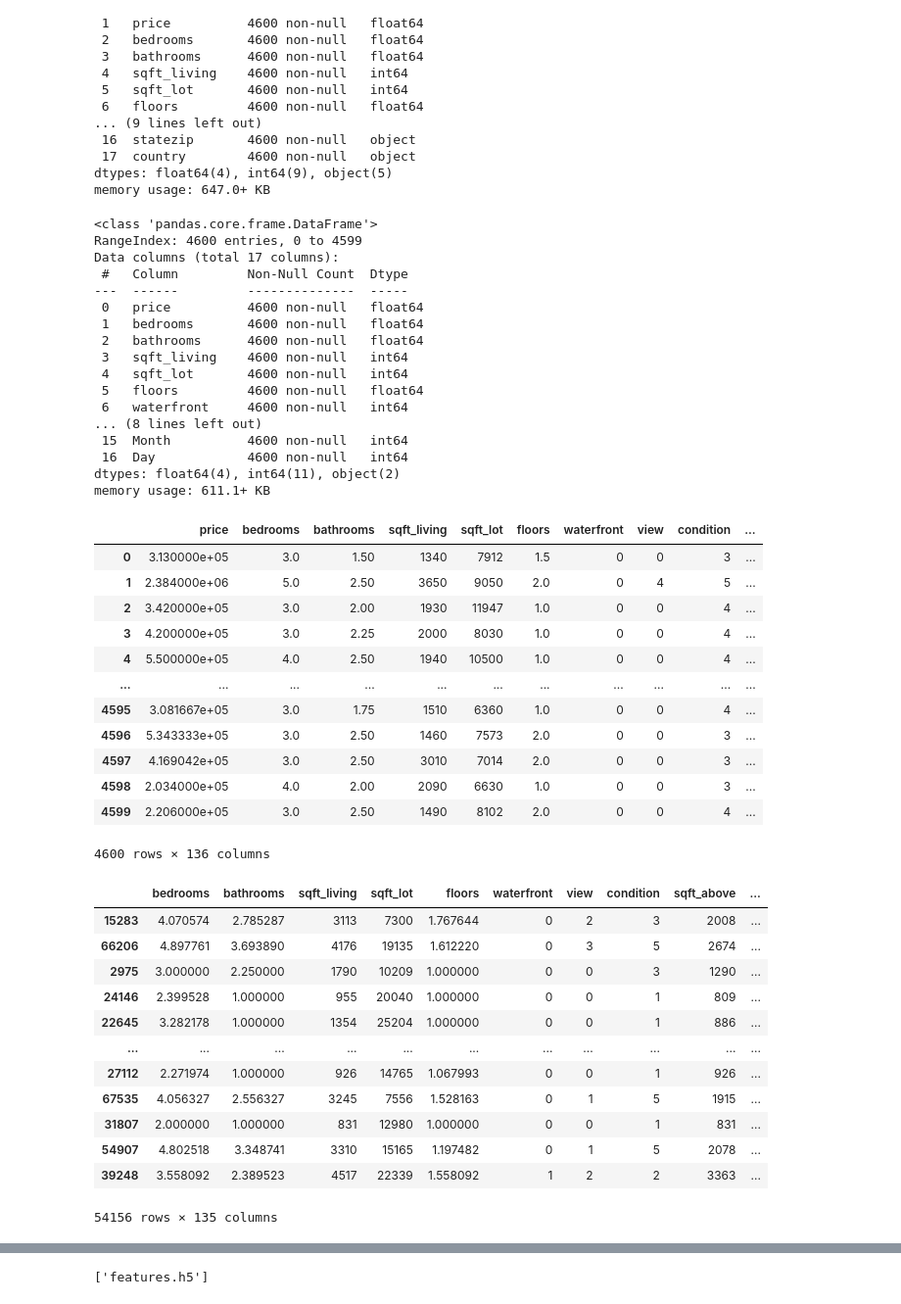
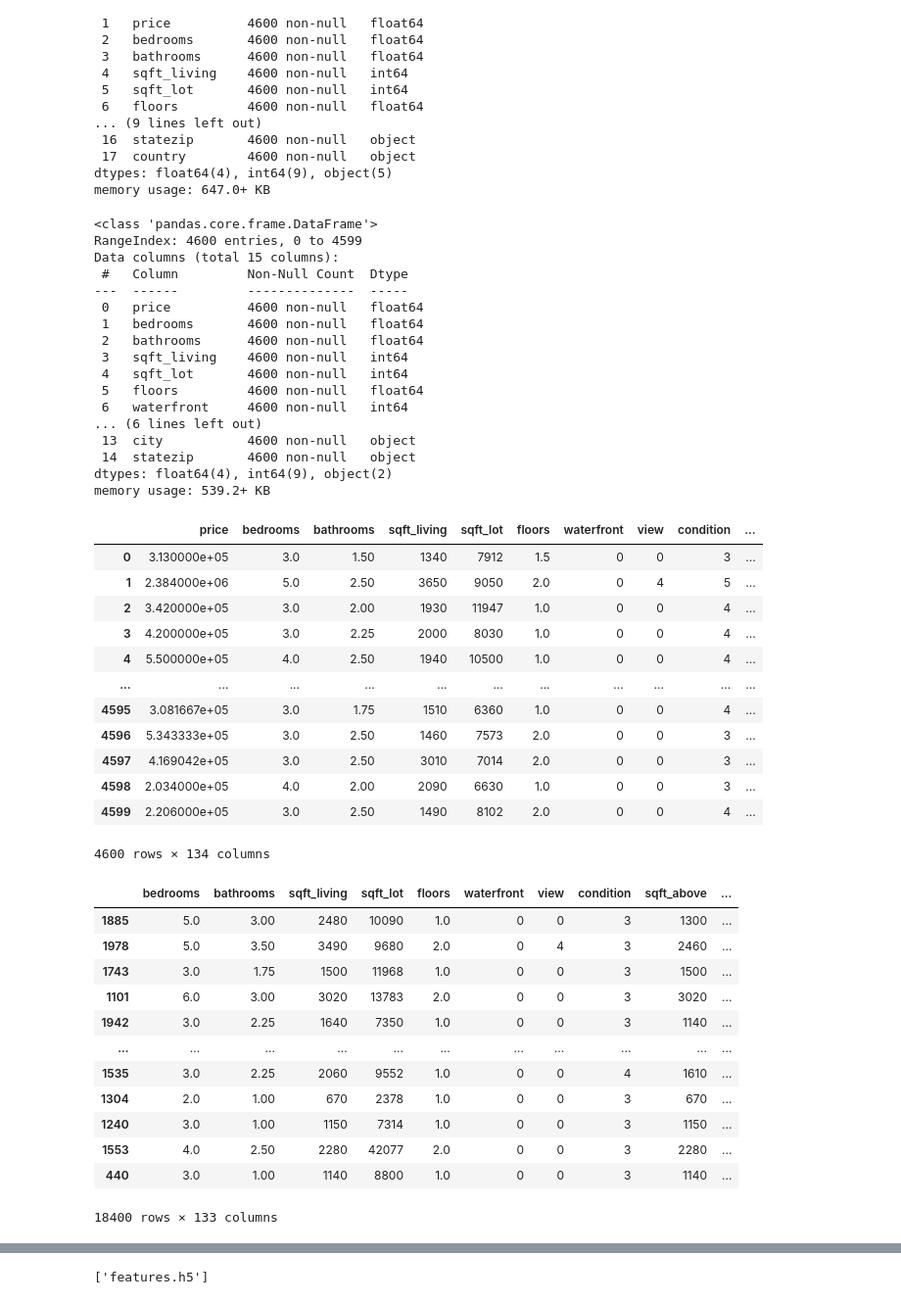
Before and after one commit to EpsilonMG/Sat-Group, a Jupyter notebook: abdallah/machine learning 18/regression.ipynb, the cells around one changed output, grey strips where cells are left out. Shown at 98% size. Cells and saved outputs as stored; diff of their text form; code cells hidden in the pictures.

```diff
--- a/abdallah/machine learning 18/regression.ipynb
+++ b/abdallah/machine learning 18/regression.ipynb
@@ -128,11 +128,6 @@ Data columns (total 18 columns):
  17  country        4600 non-null   object
 dtypes: float64(4), int64(9), object(5)
 memory usage: 647.0+ KB
-# %%
-df['date'] = pd.to_datetime(df['date'], format='%Y-%m-%d %H:%M:%S')
-# %%
-df['Month'] = df.date.dt.month
-df['Day'] = df.date.dt.day
 # %%
 df.drop(['country','street','date'], axis=1, inplace=True)
 # %%
@@ -140,7 +135,7 @@ df.info()
 # %% [output]
 <class 'pandas.core.frame.DataFrame'>
 RangeIndex: 4600 entries, 0 to 4599
-Data columns (total 17 columns):
+Data columns (total 15 columns):
  #   Column         Non-Null Count  Dtype
 ---  ------         --------------  -----
  0   price          4600 non-null   float64
@@ -150,11 +145,11 @@ Data columns (total 17 columns):
  4   sqft_lot       4600 non-null   int64
  5   floors         4600 non-null   float64
  6   waterfront     4600 non-null   int64
-... (8 lines left out)
- 15  Month          4600 non-null   int64
- 16  Day            4600 non-null   int64
-dtypes: float64(4), int64(11), object(2)
-memory usage: 611.1+ KB
+... (6 lines left out)
+ 13  city           4600 non-null   object
+ 14  statezip       4600 non-null   object
+dtypes: float64(4), int64(9), object(2)
+memory usage: 539.2+ KB
 # %%
 df = pd.get_dummies(df,columns=['city','statezip'])
 df
@@ -171,33 +166,31 @@ df
 | 4597 | 4.169042e+05 | 3.0 | 2.50 | 3010 | 7014 | 2.0 | 0 | 0 | 3 | ... |
 | 4598 | 2.034000e+05 | 4.0 | 2.00 | 2090 | 6630 | 1.0 | 0 | 0 | 3 | ... |
 | 4599 | 2.206000e+05 | 3.0 | 2.50 | 1490 | 8102 | 2.0 | 0 | 0 | 4 | ... |
-4600 rows × 136 columns
+4600 rows × 134 columns
-# %%
-from imblearn.over_sampling import SMOTE
-smote = SMOTE()
-
-for i in [ 'waterfront', 'view', 'condition']:
-    df, _ = smote.fit_resample(df, df[i])
+# %%
+df1 = pd.DataFrame()
+for sample in range(10):
+  df1 = df1.append(df.sample(frac=0.5, replace=True, ignore_index=True))
 # %%
-x = df.drop('price', axis=1)
-y = df['price']
+x = df1.drop('price', axis=1)
+y = df1['price']
 from sklearn.model_selection import train_test_split
 x_train, x_test,y_train , y_test = train_test_split(x,y, test_size=0.2 )
 x_train
 # %% [output]
 |  | bedrooms | bathrooms | sqft_living | sqft_lot | floors | waterfront | view | condition | sqft_above | ... |
-| 15283 | 4.070574 | 2.785287 | 3113 | 7300 | 1.767644 | 0 | 2 | 3 | 2008 | ... |
-| 66206 | 4.897761 | 3.693890 | 4176 | 19135 | 1.612220 | 0 | 3 | 5 | 2674 | ... |
-| 2975 | 3.000000 | 2.250000 | 1790 | 10209 | 1.000000 | 0 | 0 | 3 | 1290 | ... |
-| 24146 | 2.399528 | 1.000000 | 955 | 20040 | 1.000000 | 0 | 0 | 1 | 809 | ... |
-| 22645 | 3.282178 | 1.000000 | 1354 | 25204 | 1.000000 | 0 | 0 | 1 | 886 | ... |
+| 1885 | 5.0 | 3.00 | 2480 | 10090 | 1.0 | 0 | 0 | 3 | 1300 | ... |
+| 1978 | 5.0 | 3.50 | 3490 | 9680 | 2.0 | 0 | 4 | 3 | 2460 | ... |
+| 1743 | 3.0 | 1.75 | 1500 | 11968 | 1.0 | 0 | 0 | 3 | 1500 | ... |
+| 1101 | 6.0 | 3.00 | 3020 | 13783 | 2.0 | 0 | 0 | 3 | 3020 | ... |
+| 1942 | 3.0 | 2.25 | 1640 | 7350 | 1.0 | 0 | 0 | 3 | 1140 | ... |
 | ... | ... | ... | ... | ... | ... | ... | ... | ... | ... | ... |
-| 27112 | 2.271974 | 1.000000 | 926 | 14765 | 1.067993 | 0 | 0 | 1 | 926 | ... |
-| 67535 | 4.056327 | 2.556327 | 3245 | 7556 | 1.528163 | 0 | 1 | 5 | 1915 | ... |
-| 31807 | 2.000000 | 1.000000 | 831 | 12980 | 1.000000 | 0 | 0 | 1 | 831 | ... |
-| 54907 | 4.802518 | 3.348741 | 3310 | 15165 | 1.197482 | 0 | 1 | 5 | 2078 | ... |
-| 39248 | 3.558092 | 2.389523 | 4517 | 22339 | 1.558092 | 1 | 2 | 2 | 3363 | ... |
+| 1535 | 3.0 | 2.25 | 2060 | 9552 | 1.0 | 0 | 0 | 4 | 1610 | ... |
+| 1304 | 2.0 | 1.00 | 670 | 2378 | 1.0 | 0 | 0 | 3 | 670 | ... |
+| 1240 | 3.0 | 1.00 | 1150 | 7314 | 1.0 | 0 | 0 | 3 | 1150 | ... |
+| 1553 | 4.0 | 2.50 | 2280 | 42077 | 2.0 | 0 | 0 | 3 | 2280 | ... |
+| 440 | 3.0 | 1.00 | 1140 | 8800 | 1.0 | 0 | 0 | 3 | 1140 | ... |
-54156 rows × 135 columns
+18400 rows × 133 columns
 # %%
 from sklearn.preprocessing import StandardScaler
 scaler=StandardScaler()
```
Also changed, not shown: parts of 3 cells of this notebook, 5 other files.
